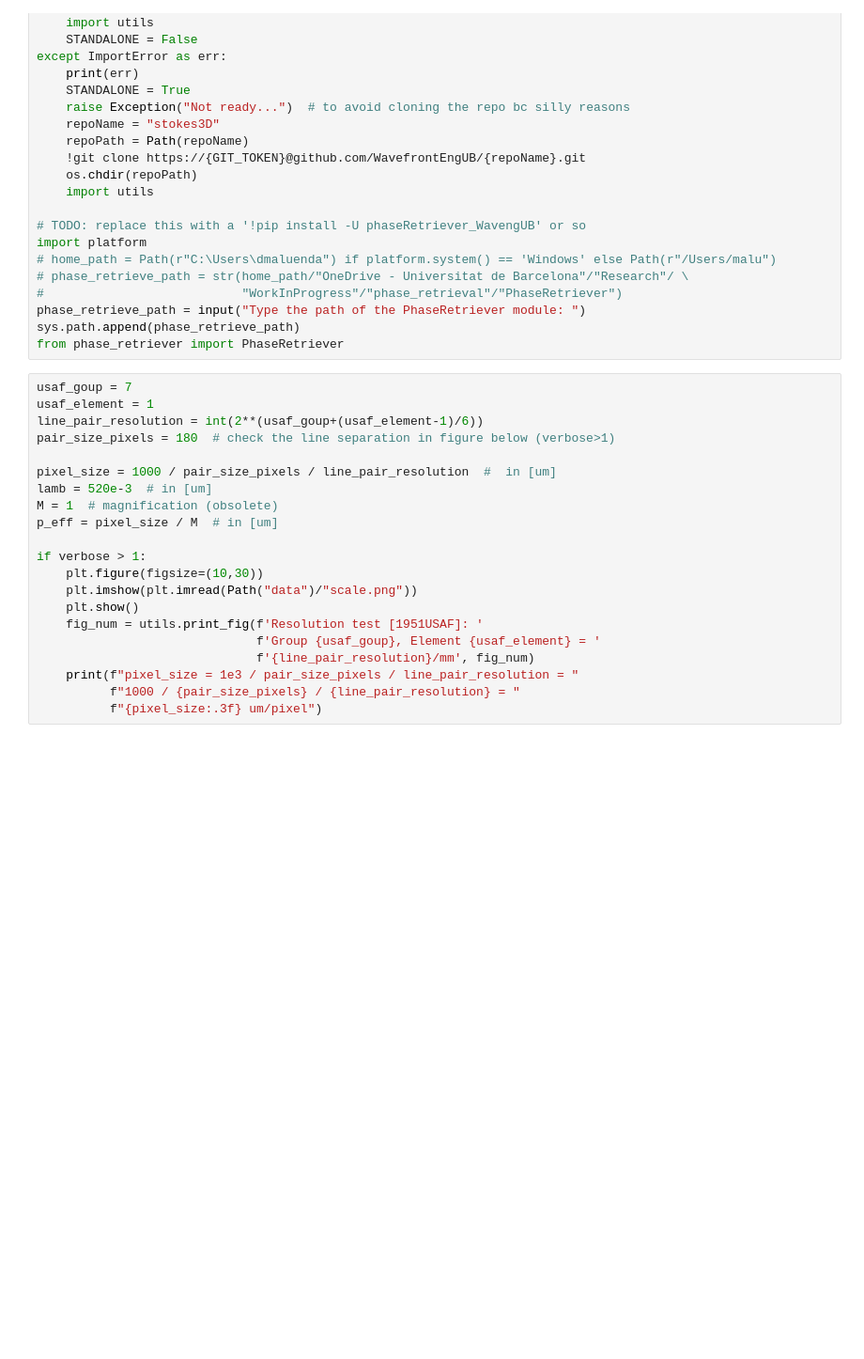
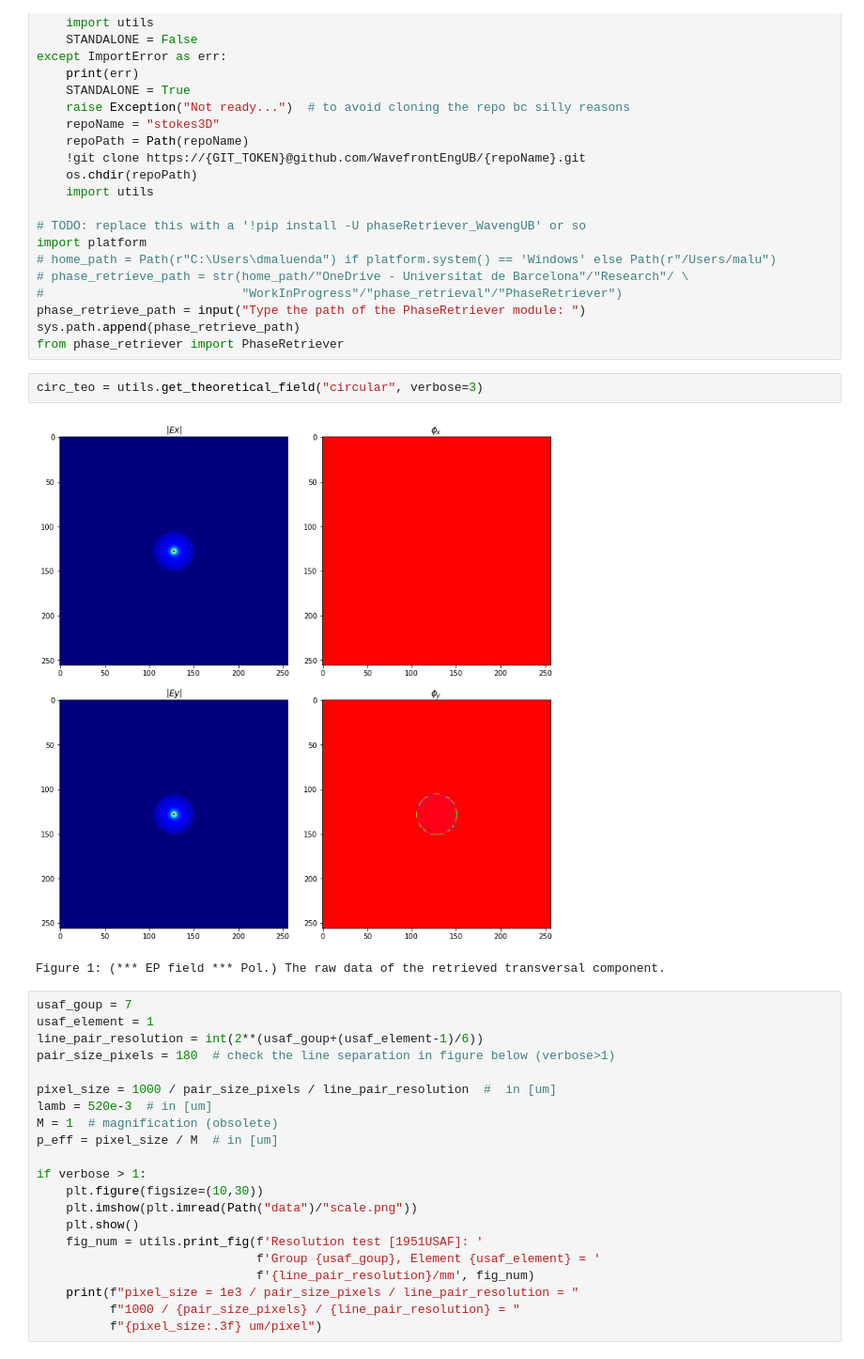
Before and after one commit to WavefrontEngUB/localStokes, a Jupyter notebook: Report.ipynb, the cells around one changed output. Shown at 94% size. Drawn from its saved outputs; the diff is of its cells as text; blank space fills up the shorter version.

```diff
--- a/Report.ipynb
+++ b/Report.ipynb
@@ -71,6 +71,11 @@ import platform
 phase_retrieve_path = input("Type the path of the PhaseRetriever module: ")
 sys.path.append(phase_retrieve_path)
 from phase_retriever import PhaseRetriever
+# %%
+circ_teo = utils.get_theoretical_field("circular", verbose=3)
+# %% [output]
+[figure, added]
+Figure 1: (*** EP field *** Pol.) The raw data of the retrieved transversal component.
 # %%
 usaf_goup = 7
 usaf_element = 1
```
Also changed, not shown: parts of 9 cells of this notebook, 1 other file.
